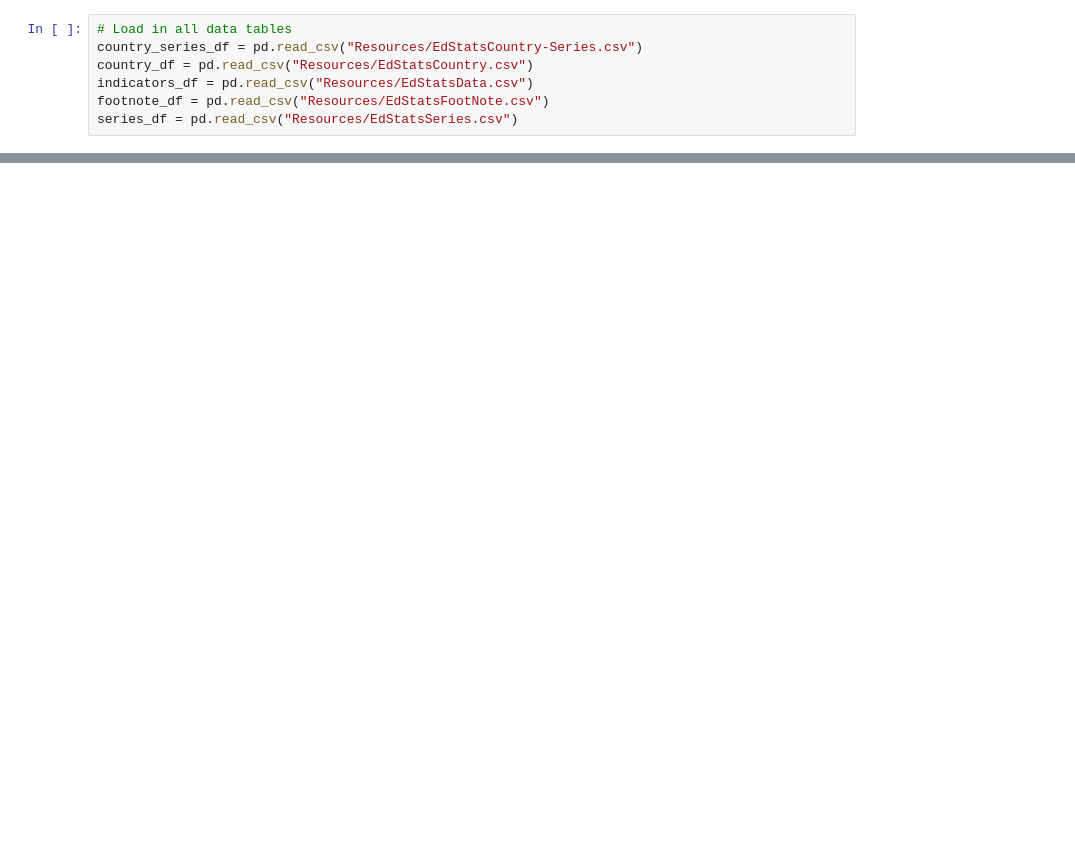
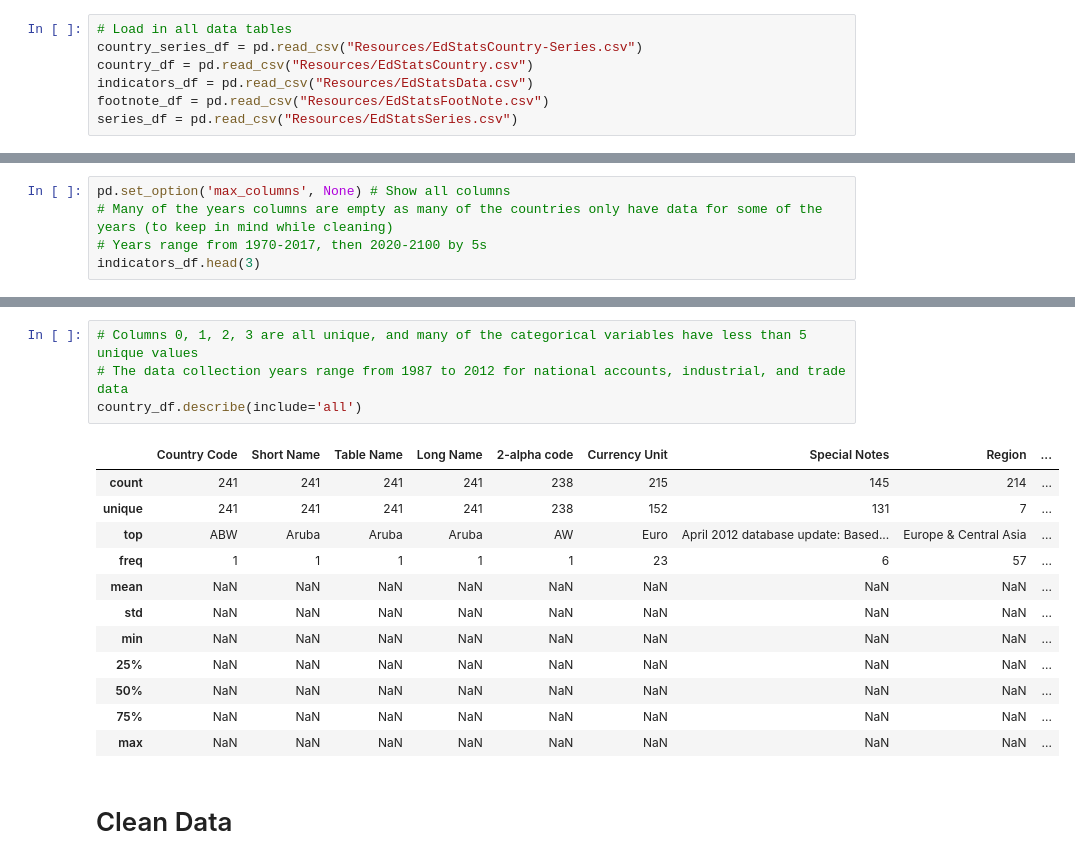
Before and after one commit to kyliehefner/Education_Analysis, a Jupyter notebook: EdStats_Country_Comparison.ipynb, the cells around one changed output, grey strips where cells are left out. Cells and saved outputs as stored; diff of their text form; blank space fills up the shorter version.

Commit message:
Reviewed and cleaned dataframes

```diff
--- a/EdStats_Country_Comparison.ipynb
+++ b/EdStats_Country_Comparison.ipynb
@@ -56,0 +31,5 @@ indicators_df.shape
+# %%
+pd.set_option('max_columns', None) # Show all columns
+# Many of the years columns are empty as many of the countries only have data for some of the years (to keep in mind while cleaning)
+# Years range from 1970-2017, then 2020-2100 by 5s
+indicators_df.head(3)
@@ -56,0 +146,19 @@ indicators_df.shape
+# %%
+# Columns 0, 1, 2, 3 are all unique, and many of the categorical variables have less than 5 unique values
+# The data collection years range from 1987 to 2012 for national accounts, industrial, and trade data
+country_df.describe(include='all')
+# %% [output]
+|  | Country Code | Short Name | Table Name | Long Name | 2-alpha code | Currency Unit | Special Notes | Region | ... |
+| count | 241 | 241 | 241 | 241 | 238 | 215 | 145 | 214 | ... |
+| unique | 241 | 241 | 241 | 241 | 238 | 152 | 131 | 7 | ... |
+| top | ABW | Aruba | Aruba | Aruba | AW | Euro | April 2012 database update: Based... | Europe & Central Asia | ... |
+| freq | 1 | 1 | 1 | 1 | 1 | 23 | 6 | 57 | ... |
+| mean | NaN | NaN | NaN | NaN | NaN | NaN | NaN | NaN | ... |
+| std | NaN | NaN | NaN | NaN | NaN | NaN | NaN | NaN | ... |
+| min | NaN | NaN | NaN | NaN | NaN | NaN | NaN | NaN | ... |
+| 25% | NaN | NaN | NaN | NaN | NaN | NaN | NaN | NaN | ... |
+| 50% | NaN | NaN | NaN | NaN | NaN | NaN | NaN | NaN | ... |
+| 75% | NaN | NaN | NaN | NaN | NaN | NaN | NaN | NaN | ... |
+| max | NaN | NaN | NaN | NaN | NaN | NaN | NaN | NaN | ... |
+# %% [markdown]
+# Clean Data
```
Also changed, not shown: parts of 33 cells of this notebook, 1 other file.
